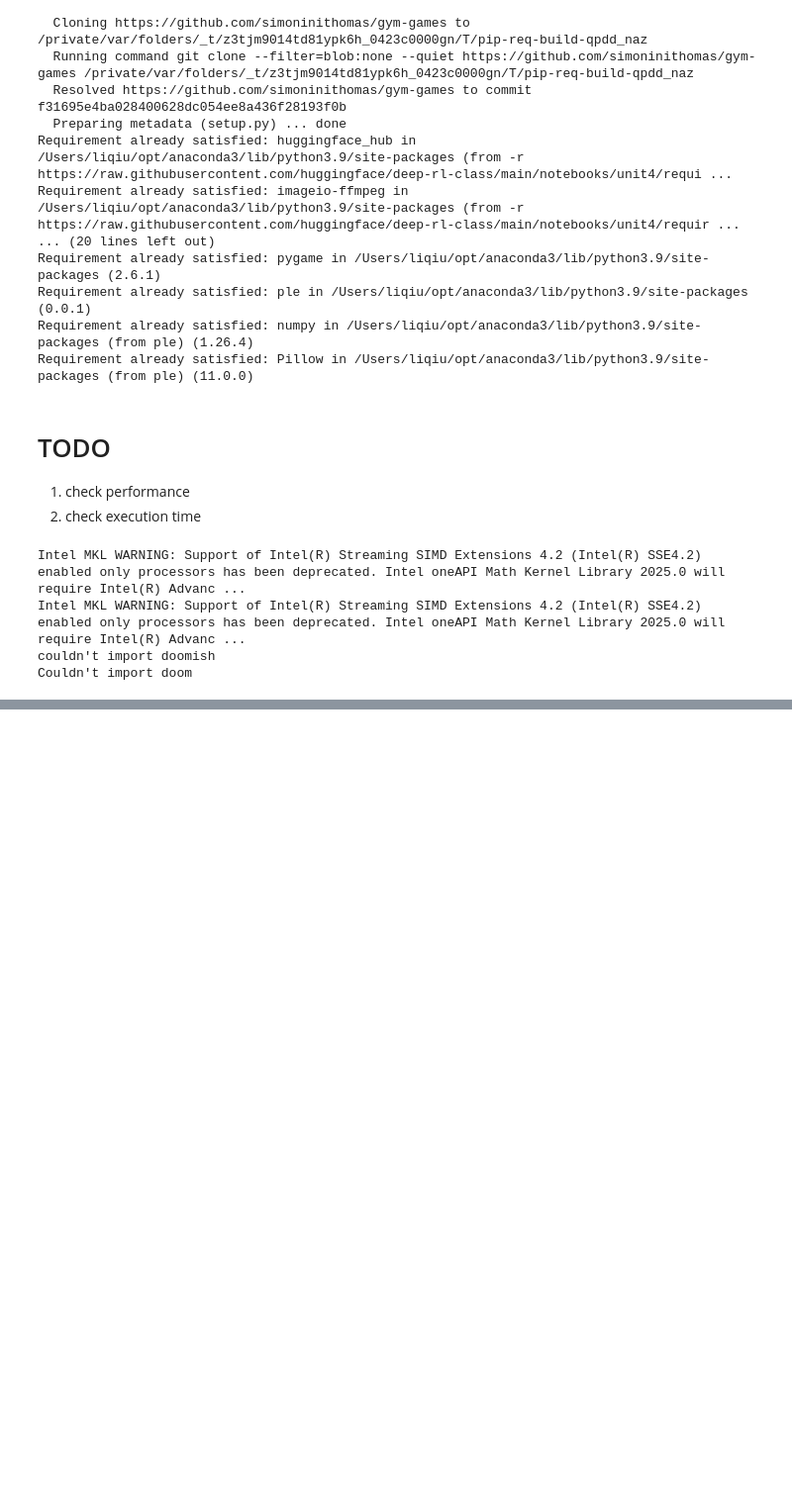
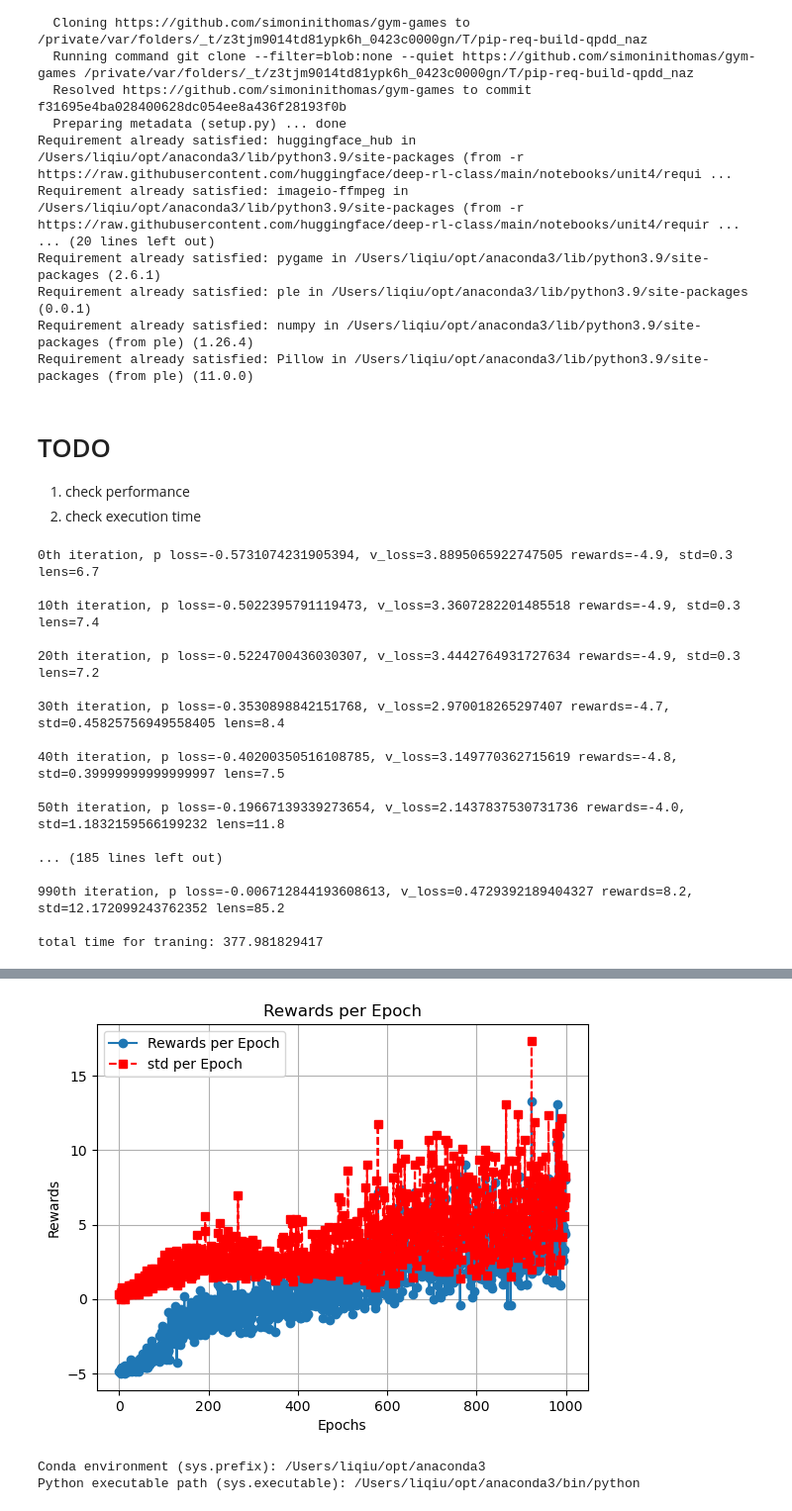
Before and after one commit to liqiu0202/rl_learning, a Jupyter notebook: vpg/unit4_PixelCopter_Li_Vanilla_Policy_Gradient_Descent.ipynb, the cells around one changed output, grey strips where cells are left out. Shown at 99% size. Drawn from its saved outputs; the diff is of its cells as text; code cells hidden in the pictures; blank space fills up the shorter version.

```diff
--- a/vpg/unit4_PixelCopter_Li_Vanilla_Policy_Gradient_Descent.ipynb
+++ b/vpg/unit4_PixelCopter_Li_Vanilla_Policy_Gradient_Descent.ipynb
@@ -230,14 +230,14 @@ import os
 from datetime import datetime
 
 # hyperparamebers to tune
-learning_rate =  1e-3
+learning_rate =  1e-4
 gamma = 0.9
 
 debug = False
 
 # File path to the model
-policy_model_path = "policy_model.pth"
-value_model_path = "value_model.pth"
+policy_model_path = "nn_policy_model.pth"
+value_model_path = "nn_value_model.pth"
 video_fps = 30
 # video_path = 'replay.mp4'
 
@@ -437,8 +437,6 @@ def train_epoch(env, policy, value, num_batch, policy_opt, value_opt):
     return p_loss, v_loss, reward_mean, len_mean, reward_std
 def train():
     start = timer()
-    #debug
-    # disable_random(
     env = gym.make("Pixelcopter-PLE-v0")
     # make the action deterministic
     dim_input = env.observation_space.shape[0]
@@ -450,8 +448,8 @@ def train():
     policy_opt = torch.optim.Adam(policy.parameters(), lr = learning_rate)
     value_opt = torch.optim.Adam(value.parameters(), lr = learning_rate)
 
-    num_epoch = 50
-    num_batch = 100
+    num_epoch = 1000
+    num_batch = 10
     rewards = []
     reward_std = []
     for i in range(num_epoch):
@@ -485,7 +483,20 @@ def train():
 
 train()
 # %% [output]
-Intel MKL WARNING: Support of Intel(R) Streaming SIMD Extensions 4.2 (Intel(R) SSE4.2) enabled only processors has been deprecated. Intel oneAPI Math Kernel Library 2025.0 will require Intel(R) Advanc ...
-Intel MKL WARNING: Support of Intel(R) Streaming SIMD Extensions 4.2 (Intel(R) SSE4.2) enabled only processors has been deprecated. Intel oneAPI Math Kernel Library 2025.0 will require Intel(R) Advanc ...
-couldn't import doomish
-Couldn't import doom
+0th iteration, p loss=-0.5731074231905394, v_loss=3.8895065922747505 rewards=-4.9, std=0.3 lens=6.7
+
+10th iteration, p loss=-0.5022395791119473, v_loss=3.3607282201485518 rewards=-4.9, std=0.3 lens=7.4
+
+20th iteration, p loss=-0.5224700436030307, v_loss=3.4442764931727634 rewards=-4.9, std=0.3 lens=7.2
+
+30th iteration, p loss=-0.3530898842151768, v_loss=2.970018265297407 rewards=-4.7, std=0.45825756949558405 lens=8.4
+
+40th iteration, p loss=-0.40200350516108785, v_loss=3.149770362715619 rewards=-4.8, std=0.39999999999999997 lens=7.5
+
+50th iteration, p loss=-0.19667139339273654, v_loss=2.1437837530731736 rewards=-4.0, std=1.1832159566199232 lens=11.8
+
+... (185 lines left out)
+
+990th iteration, p loss=-0.006712844193608613, v_loss=0.4729392189404327 rewards=8.2, std=12.172099243762352 lens=85.2
+
+total time for traning: 377.981829417
@@ -496,0 +503,10 @@ Couldn't import doom
+[figure, added]
+# %%
+import sys
+import os
+
+print("Conda environment (sys.prefix):", sys.prefix)
+print("Python executable path (sys.executable):", sys.executable)
+# %% [output]
+Conda environment (sys.prefix): /Users/liqiu/opt/anaconda3
+Python executable path (sys.executable): /Users/liqiu/opt/anaconda3/bin/python
```
Also changed, not shown: parts of 1 cell of this notebook, 1 other file.
